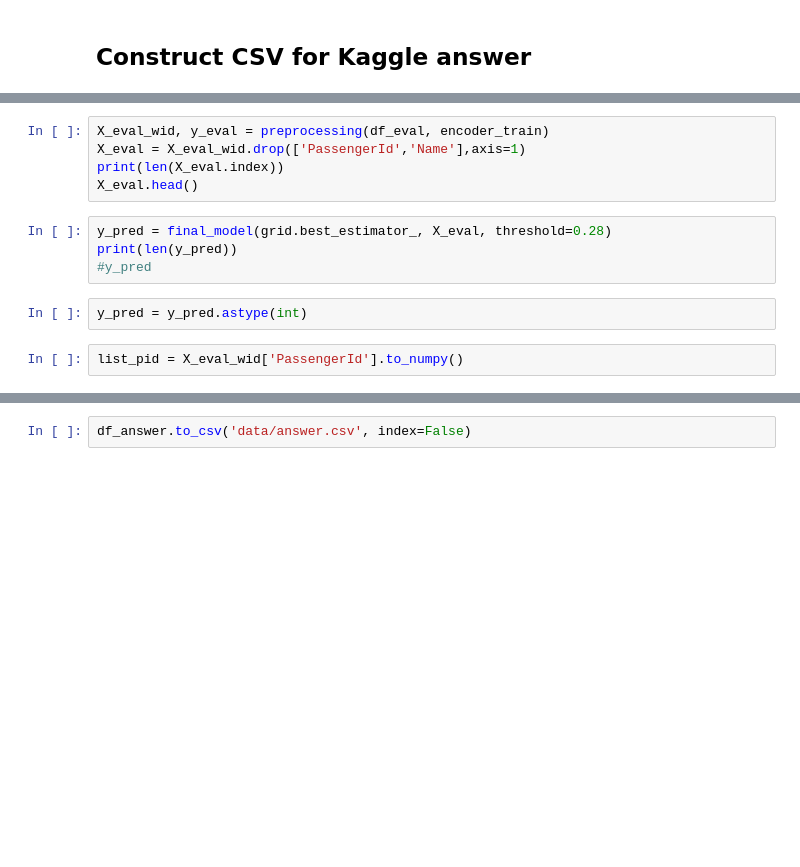
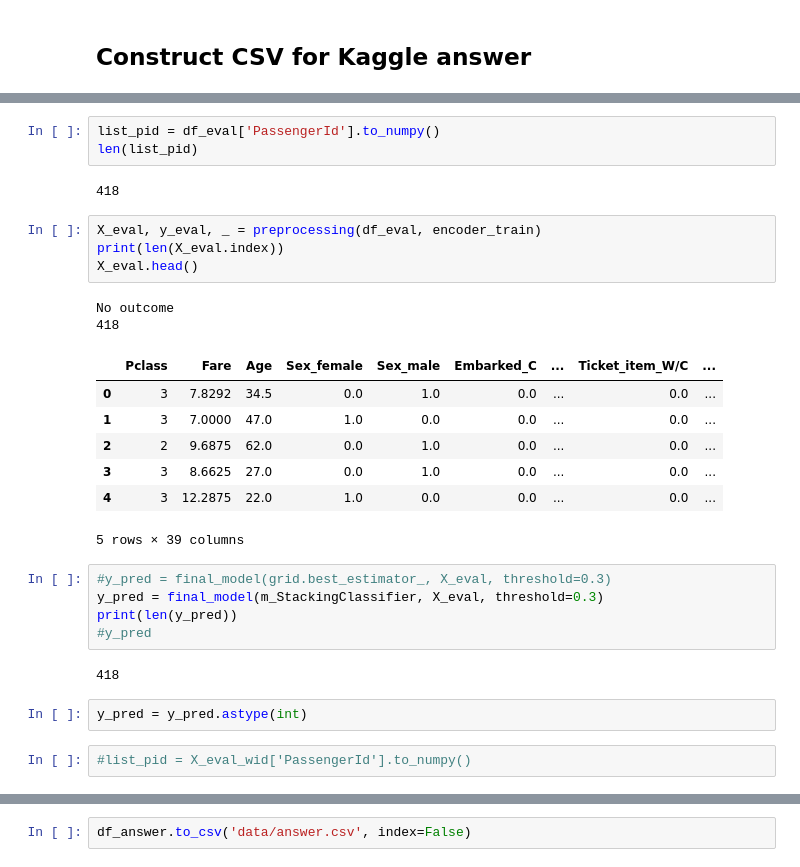
Before and after one commit to Jeremy-Duval-PhD/Kaggle_Titanic, a Jupyter notebook: Kaggle_Titanic.ipynb, the cells around one changed output, grey strips where cells are left out. Drawn from its saved outputs; the diff is of its cells as text; blank space fills up the shorter version.

Commit message:
New submit on Kaggle (without stack opti) : top 20% !

```diff
--- a/Kaggle_Titanic.ipynb
+++ b/Kaggle_Titanic.ipynb
@@ -1561,16 +1437,33 @@ df_eval
+# %%
+list_pid = df_eval['PassengerId'].to_numpy()
+len(list_pid)
+# %% [output]
+418
 # %%
-X_eval_wid, y_eval = preprocessing(df_eval, encoder_train)
-X_eval = X_eval_wid.drop(['PassengerId','Name'],axis=1)
+X_eval, y_eval, _ = preprocessing(df_eval, encoder_train)
 print(len(X_eval.index))
 X_eval.head()
+# %% [output]
+No outcome
+418
+|  | Pclass | Fare | Age | Sex_female | Sex_male | Embarked_C | ... | Ticket_item_W/C | ... |
+| 0 | 3 | 7.8292 | 34.5 | 0.0 | 1.0 | 0.0 | ... | 0.0 | ... |
+| 1 | 3 | 7.0000 | 47.0 | 1.0 | 0.0 | 0.0 | ... | 0.0 | ... |
+| 2 | 2 | 9.6875 | 62.0 | 0.0 | 1.0 | 0.0 | ... | 0.0 | ... |
+| 3 | 3 | 8.6625 | 27.0 | 0.0 | 1.0 | 0.0 | ... | 0.0 | ... |
+| 4 | 3 | 12.2875 | 22.0 | 1.0 | 0.0 | 0.0 | ... | 0.0 | ... |
+5 rows × 39 columns
 # %%
-y_pred = final_model(grid.best_estimator_, X_eval, threshold=0.28)
+#y_pred = final_model(grid.best_estimator_, X_eval, threshold=0.3)
+y_pred = final_model(m_StackingClassifier, X_eval, threshold=0.3)
 print(len(y_pred))
 #y_pred
+# %% [output]
+418
 # %%
 y_pred = y_pred.astype(int)
 # %%
-list_pid = X_eval_wid['PassengerId'].to_numpy()
+#list_pid = X_eval_wid['PassengerId'].to_numpy()
 # %%
 data = {
     'PassengerId':list_pid,
```
Also changed, not shown: parts of 52 cells of this notebook.
